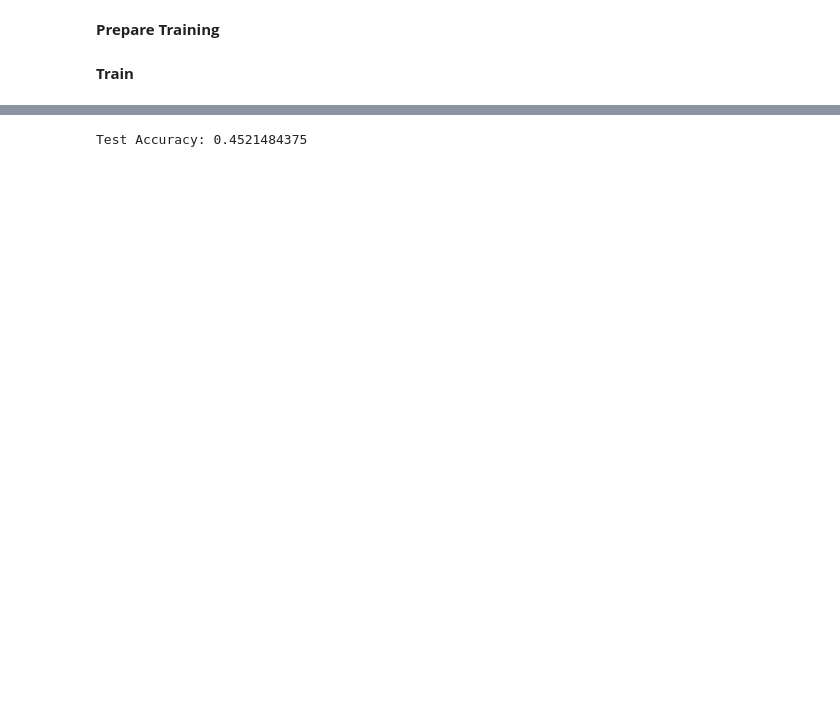
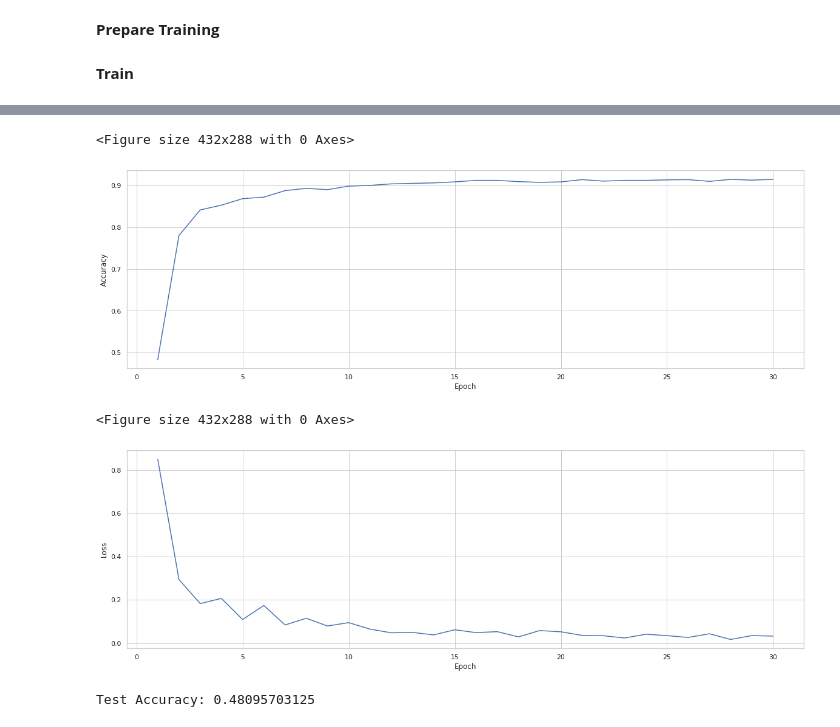
Before and after one commit to cpeluso/HW3-Deep-Domain-Adaptation, a Jupyter notebook: HW3_Deep_Domain_Adaptation.ipynb, the cells around one changed output, grey strips where cells are left out. Drawn from its saved outputs; the diff is of its cells as text; code cells hidden in the pictures; blank space fills up the shorter version.

```diff
--- a/HW3_Deep_Domain_Adaptation.ipynb
+++ b/HW3_Deep_Domain_Adaptation.ipynb
@@ -80,0 +348,14 @@ dataloader_target_sketch = DataLoader(sketch_dataset, batch_size=BATCH_SIZE, shu
+# %%
+loader = Loader()
+util = Utility()
+manager = TrainValidateTestManager()
+
+DEVICE, NUM_CLASSES, NUM_DOMAINS, BATCH_SIZE, LR, MOMENTUM, WEIGHT_DECAY, NUM_EPOCHS, STEP_SIZE, GAMMA, LOG_FREQUENCY, IMAGE_SIZE = loader.load_default_parameters()
+
+train_transform, test_transform = loader.load_default_transformations()
+
+loader.clone_repositories()
+from DANN.DANN import RandomNetworkWithReverseGrad
+
+train_dataset, test_dataset, cartoon_dataset, sketch_dataset = loader.load_datasets()
+dataloader_source, dataloader_target, dataloader_target_cartoon, dataloader_target_sketch = loader.load_dataloaders()
@@ -171,24 +401,17 @@ util.plot_losses(classifier_losses)
-# %%
-# Set Network to evaluation mode
-dann.train(False)
-
-running_corrects = 0
-for images, labels in tqdm(dataloader_target):
-  images = images.to(DEVICE)
-  labels = labels.to(DEVICE)
-
-  # Forward Pass
-  outputs = dann(images)
-
-  # Get predictions
-  _, preds = torch.max(outputs.data, 1)
-
-  # Update Corrects
-  running_corrects += torch.sum(preds == labels.data).data.item()
-
-# Calculate Accuracy
-accuracy = running_corrects / float(len(test_dataset))
-
-print('\nTest Accuracy: {}'.format(accuracy))
-# %% [output]
-Test Accuracy: 0.4521484375
+# %%
+dann = loader.load_dann(RandomNetworkWithReverseGrad.alexnet_dann(pretrained=True))
+loss_classifier, loss_discriminator = nn.CrossEntropyLoss(), nn.CrossEntropyLoss()
+optimizer, scheduler = loader.load_scheduler_optimizer(dann, LR, MOMENTUM, WEIGHT_DECAY, STEP_SIZE, GAMMA)
+
+output.clear()
+
+manager.train_network_without_adaptation(dann, util)
+# %% [output]
+<Figure size 432x288 with 0 Axes>
+[figure, added]
+<Figure size 432x288 with 0 Axes>
+[figure, added]
+# %%
+manager.test_network(dann, dataloader_target)
+# %% [output]
+Test Accuracy: 0.48095703125
```
Also changed, not shown: parts of 13 cells of this notebook.
